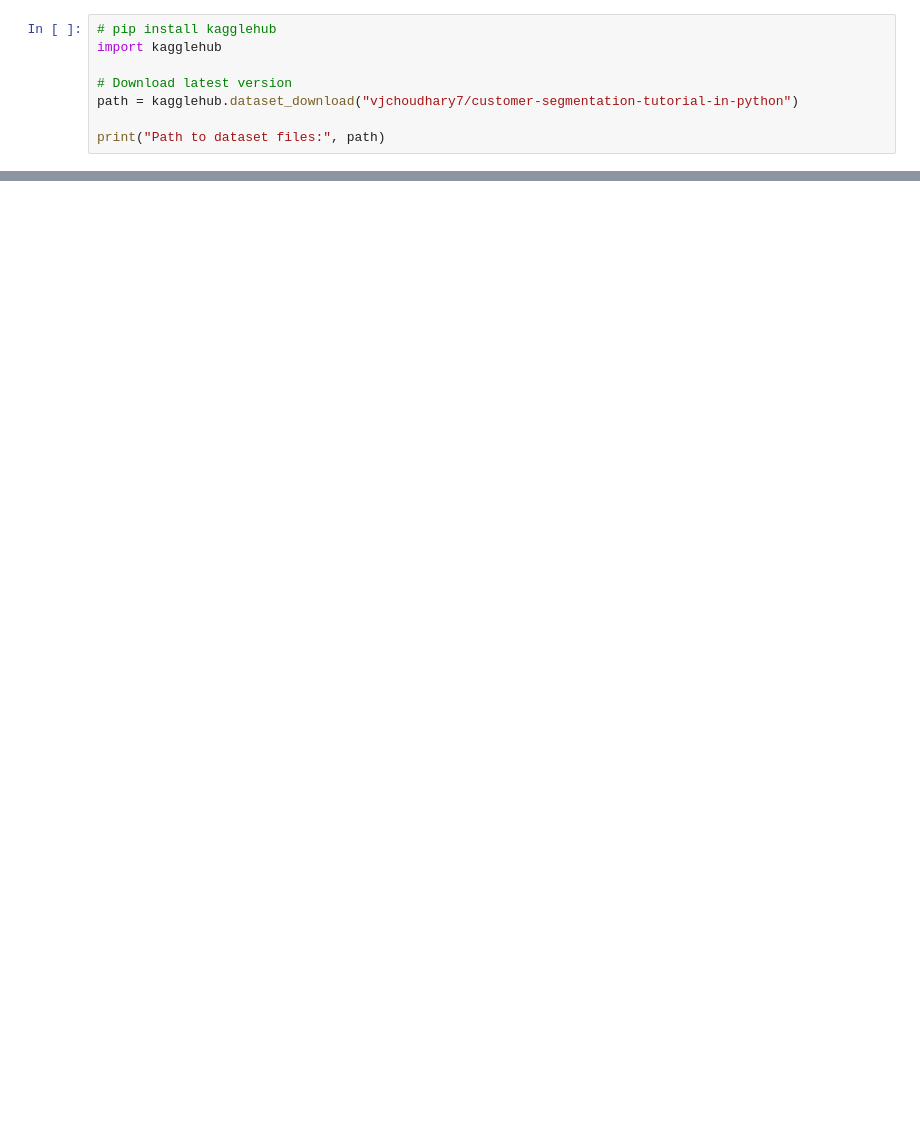
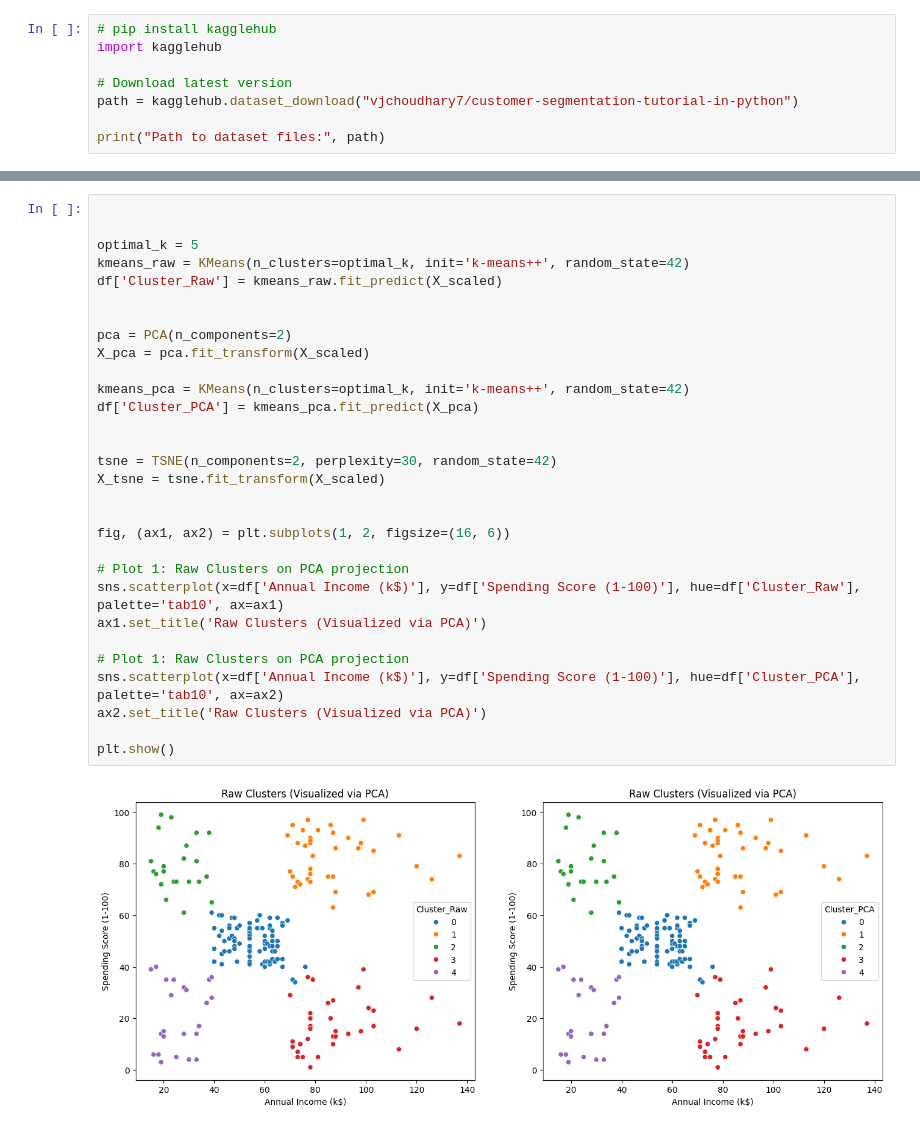
Before and after one commit to iamlajoya21/ml_bootcamp, a Jupyter notebook: current/classwork/April7.ipynb, the cells around one changed output, grey strips where cells are left out. Cells and saved outputs as stored; diff of their text form; blank space fills up the shorter version.

```diff
--- a/current/classwork/April7.ipynb
+++ b/current/classwork/April7.ipynb
@@ -47,0 +64,32 @@ Path to dataset files: /Users/rafael/.cache/kagglehub/datasets/vjchoudhary7/cust
+# %%
+
+
+optimal_k = 5
+kmeans_raw = KMeans(n_clusters=optimal_k, init='k-means++', random_state=42)
+df['Cluster_Raw'] = kmeans_raw.fit_predict(X_scaled)
+
+
+pca = PCA(n_components=2)
+X_pca = pca.fit_transform(X_scaled)
+
+kmeans_pca = KMeans(n_clusters=optimal_k, init='k-means++', random_state=42)
+df['Cluster_PCA'] = kmeans_pca.fit_predict(X_pca)
+
+
+tsne = TSNE(n_components=2, perplexity=30, random_state=42)
+X_tsne = tsne.fit_transform(X_scaled)
+
+
+fig, (ax1, ax2) = plt.subplots(1, 2, figsize=(16, 6))
+
+# Plot 1: Raw Clusters on PCA projection
+sns.scatterplot(x=df['Annual Income (k$)'], y=df['Spending Score (1-100)'], hue=df['Cluster_Raw'], palette='tab10', ax=ax1)
+ax1.set_title('Raw Clusters (Visualized via PCA)')
+
+# Plot 1: Raw Clusters on PCA projection
+sns.scatterplot(x=df['Annual Income (k$)'], y=df['Spending Score (1-100)'], hue=df['Cluster_PCA'], palette='tab10', ax=ax2)
+ax2.set_title('Raw Clusters (Visualized via PCA)')
+
+plt.show()
+# %% [output]
+[figure, added]
```
Also changed, not shown: parts of 13 cells of this notebook.
